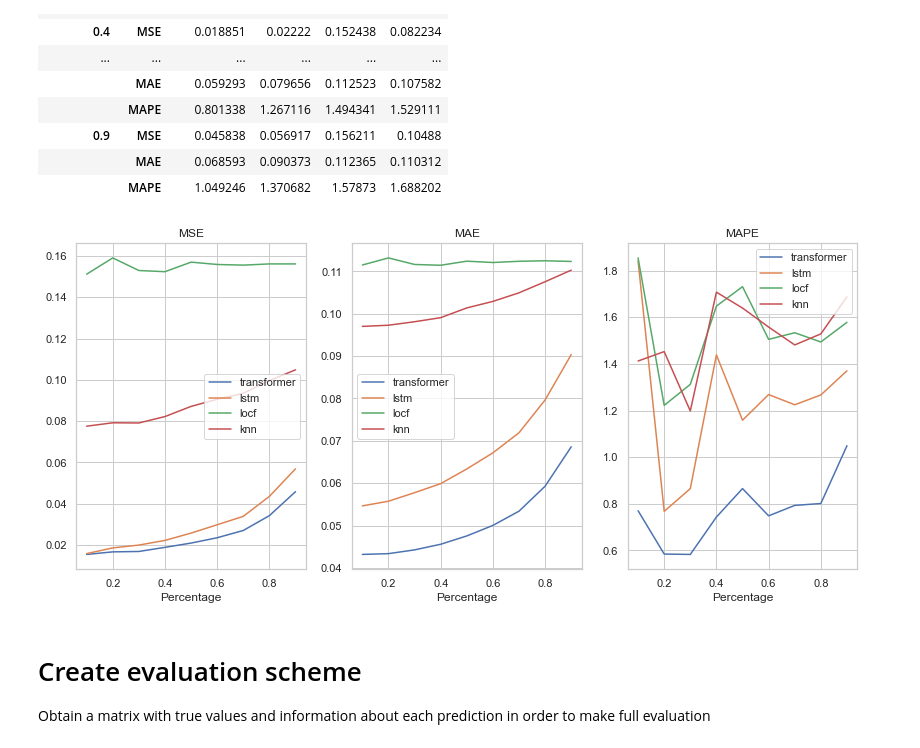
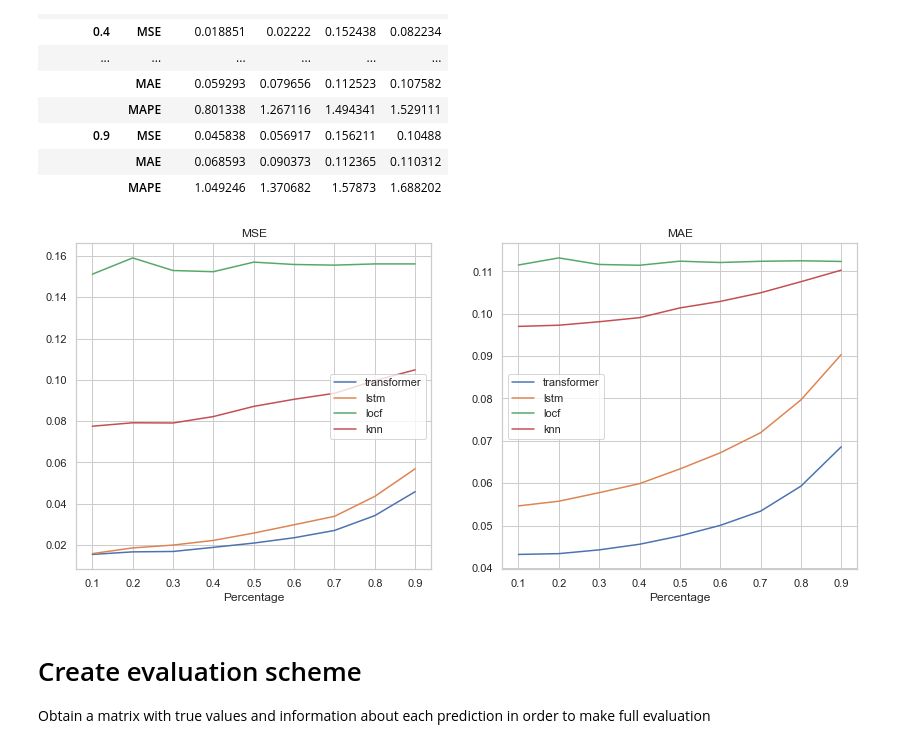
Before and after one commit to cbuelt/transformer-imputing, a Jupyter notebook: evaluation/Evaluation.ipynb, the cells around one changed output. Cells and saved outputs as stored; diff of their text form; code cells hidden in the pictures.

```diff
--- a/evaluation/Evaluation.ipynb
+++ b/evaluation/Evaluation.ipynb
@@ -150,16 +151,16 @@ results
 |  | MAE | 0.068593 | 0.090373 | 0.112365 | 0.110312 |
 |  | MAPE | 1.049246 | 1.370682 | 1.57873 | 1.688202 |
 # %%
-fig, axs = plt.subplots(1,3,figsize=(14,6))
+fig, axs = plt.subplots(1,2,figsize=(14,6))
 results.loc[(slice(None),"MSE"),:].reset_index().drop("Metric",axis=1).set_index("Percentage").plot(ax = axs[0])
 axs[0].set_title("MSE")
 results.loc[(slice(None),"MAE"),:].reset_index().drop("Metric",axis=1).set_index("Percentage").plot(ax = axs[1])
 axs[1].set_title("MAE")
-results.loc[(slice(None),"MAPE"),:].reset_index().drop("Metric",axis=1).set_index("Percentage").plot(ax = axs[2])
-axs[2].set_title("MAPE")
+#results.loc[(slice(None),"MAPE"),:].reset_index().drop("Metric",axis=1).set_index("Percentage").plot(ax = axs[2])
+#axs[2].set_title("MAPE")
 plt.savefig("../plots/metrics.pdf", dpi = 300, bbox_inches = "tight")
 # %% [output]
-[figure, old version]
+[figure, new version]
 # %% [markdown]
 # Create evaluation scheme
 Obtain a matrix with true values and information about each prediction in order to make full evaluation
```
Also changed, not shown: parts of 34 cells of this notebook, 9 other files.
